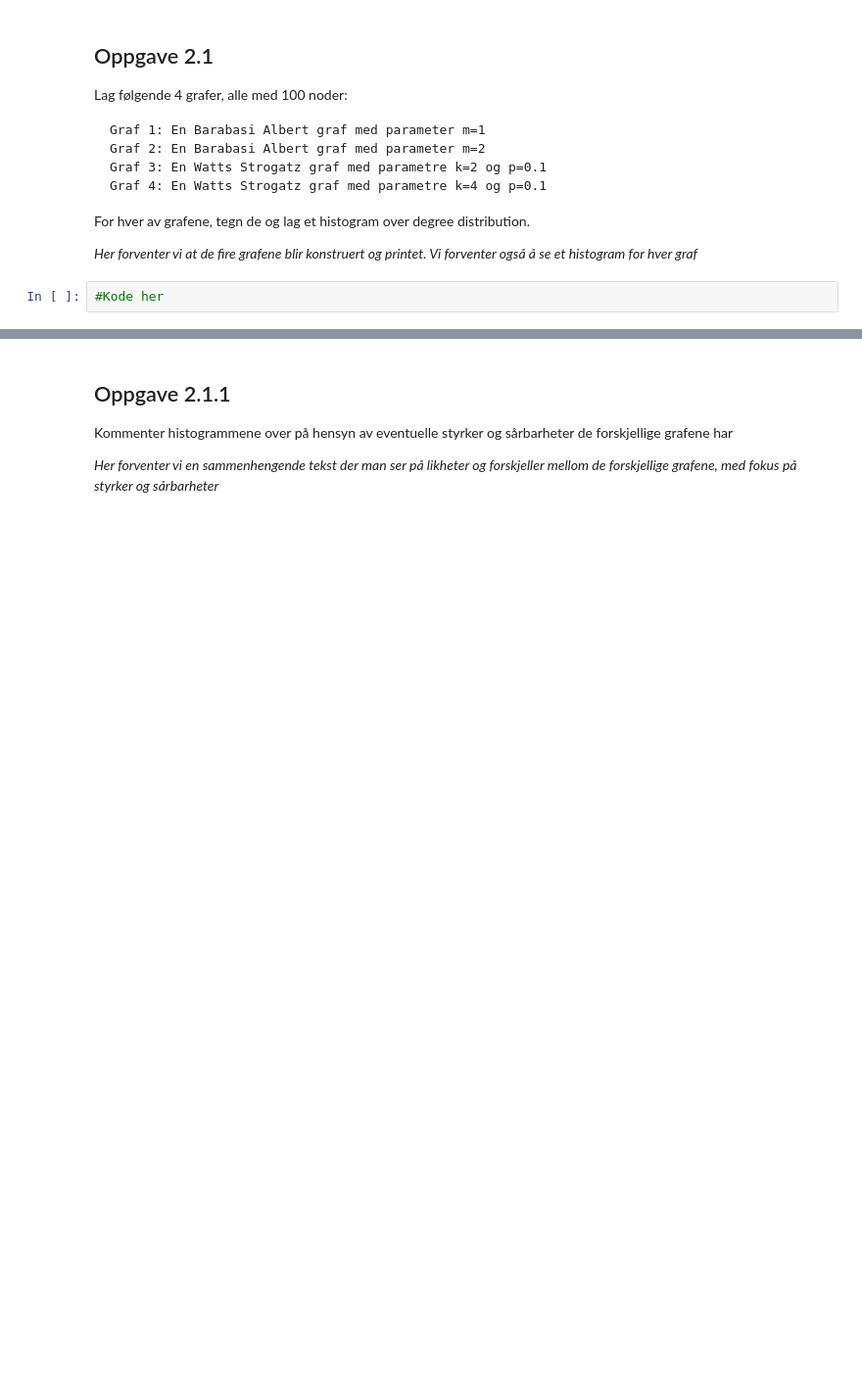
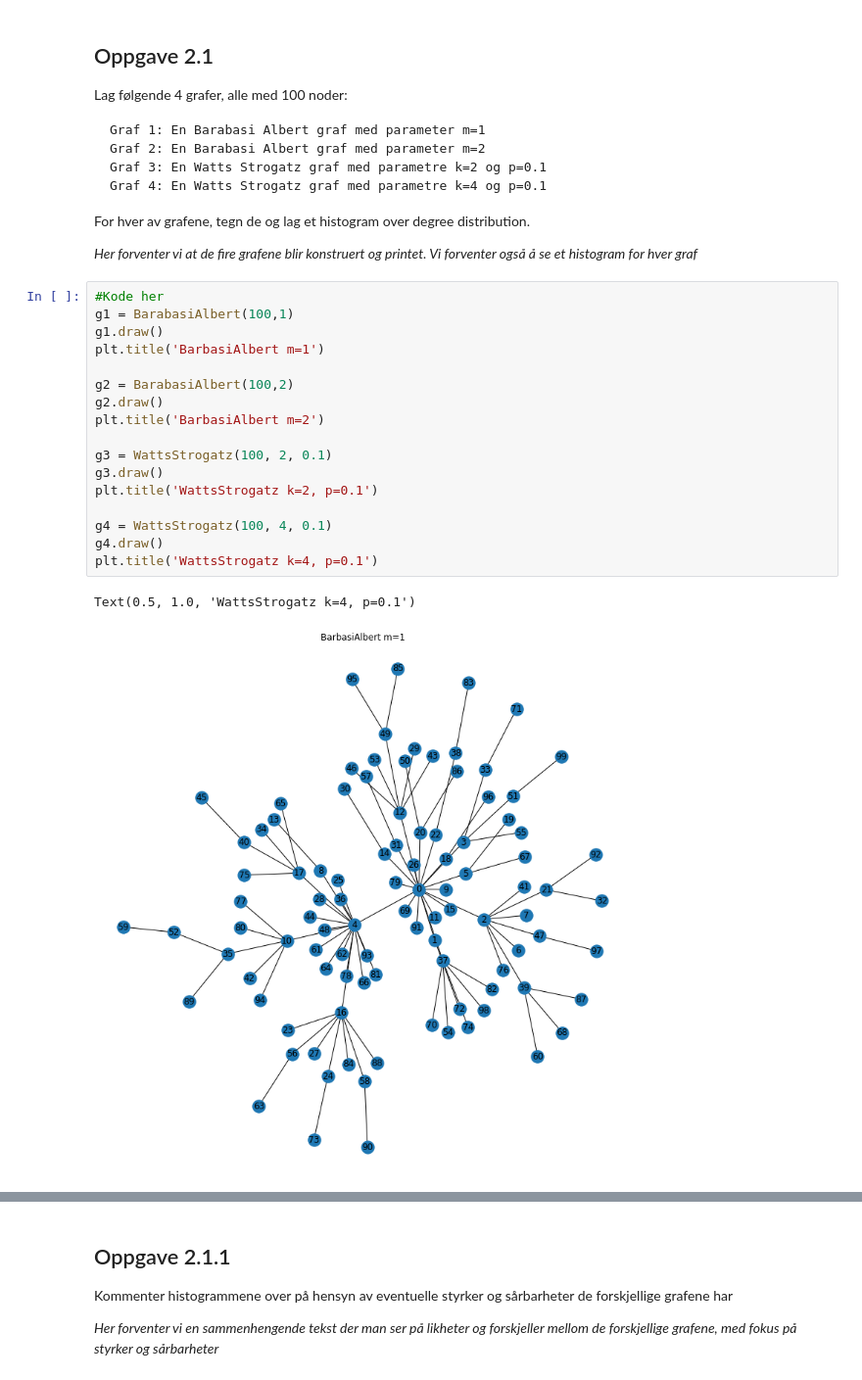
Before and after one commit to Eeaeau/TTM4185, a Jupyter notebook: Oving3-revidert-v1.ipynb, the cells around one changed output, grey strips where cells are left out. Shown at 98% size. Drawn from its saved outputs; the diff is of its cells as text; blank space fills up the shorter version.

```diff
--- a/Oving3-revidert-v1.ipynb
+++ b/Oving3-revidert-v1.ipynb
@@ -451,5 +331,23 @@ Lag følgende 4 grafer, alle med 100 noder:
 For hver av grafene, tegn de og lag et histogram over degree distribution.
 
 <em> Her forventer vi at de fire grafene blir konstruert og printet. Vi forventer også å se et histogram for hver graf</em>
-# %%
-#Kode her
+# %%
+#Kode her
+g1 = BarabasiAlbert(100,1)
+g1.draw()
+plt.title('BarbasiAlbert m=1')
+
+g2 = BarabasiAlbert(100,2)
+g2.draw()
+plt.title('BarbasiAlbert m=2')
+
+g3 = WattsStrogatz(100, 2, 0.1)
+g3.draw()
+plt.title('WattsStrogatz k=2, p=0.1')
+
+g4 = WattsStrogatz(100, 4, 0.1)
+g4.draw()
+plt.title('WattsStrogatz k=4, p=0.1')
+# %% [output]
+Text(0.5, 1.0, 'WattsStrogatz k=4, p=0.1')
+[figure, added]
```
Also changed, not shown: parts of 4 cells of this notebook.
